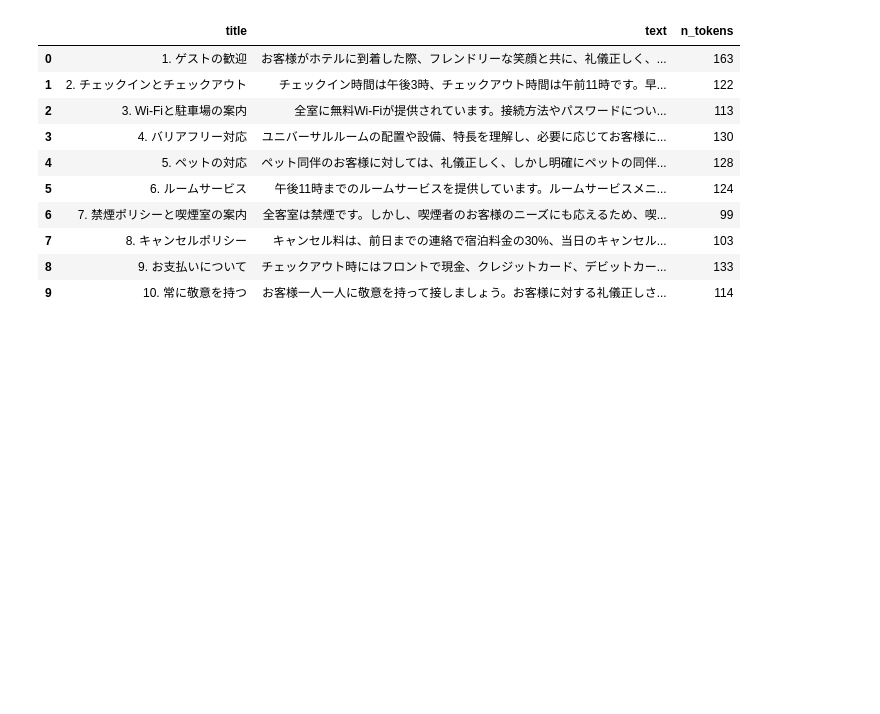
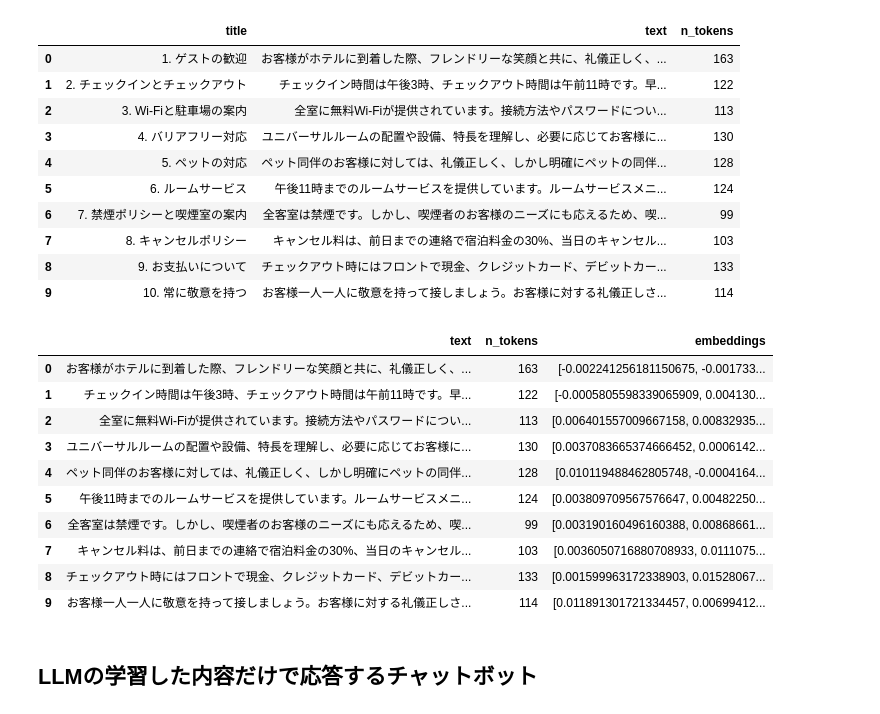
Before and after one commit to appdevelopmentworks/chatgptapi-python, a Jupyter notebook: 04_独自データ・チャットボット.ipynb, the cells around one changed output. Saved outputs shown, nothing was run; the diff lists cells and outputs as text; code cells hidden in the pictures; blank space fills up the shorter version.

```diff
--- a/04_独自データ・チャットボット.ipynb
+++ b/04_独自データ・チャットボット.ipynb
@@ -137,13 +118,4 @@ df
 | 7 | 8. キャンセルポリシー | キャンセル料は、前日までの連絡で宿泊料金の30%、当日のキャンセル... | 103 |
 | 8 | 9. お支払いについて | チェックアウト時にはフロントで現金、クレジットカード、デビットカー... | 133 |
 | 9 | 10. 常に敬意を持つ | お客様一人一人に敬意を持って接しましょう。お客様に対する礼儀正しさ... | 114 |
-# %%
-from openai import OpenAI
-import os
-
-client = OpenAI(api_key=os.getenv('OPENAI_API_KEY'))
-
-def get_embedding(text, model="text-embedding-ada-002"):
-   text = text.replace("\n", " ")
-   return client.embeddings.create(input = [text], model=model).data[0].embedding
 # %%
@@ -175,24 +151,43 @@ def split_into_many(text, max_tokens = 500):
     return chunks
 # %%
-#
+#データフレームを配列に一時的に変換する用の配列
 shortened = []
 
-#
+#データフレームを一行ずつ走査
 for row in df.iterrows():
-    #
+    #値がない場合は続ける
     if row[1]['text'] is None:
         continue
 
-    #
+    #トークン数が設定した最大トークン数より大きい場合
     if row[1]['n_tokens'] > max_tokens:
+        #文章を分割してshortenedに連結
         shortened += split_into_many(row[1]['text'])
-
-    #
+    #それ以外
     else:
-        #
+        #そのままshortenedに追加
         shortened.append(row[1]['text'])
-
-#
-df['n_tokens'] = df.text.apply(lambda x: get_embedding(x, engine=embedding_model))
-#
-df.to_csv('embedding.csv')
+#shortened配列をデータフレームに列名はtext
+df = pd.DataFrame(shortened, columns=['text'])
+#トークン数の列を追加
+df['n_tokens'] = df.text.apply(lambda x: len(tokenizer.encode(x)))
+#エンベッドした列を追加
+df['embeddings']=df.text.apply(lambda x: get_embedding(x, engine=embedding_model))
+#CSVに保存（永続化データ）
+df.to_csv('embeddings.csv')
+# %%
+df
+# %% [output]
+|  | text | n_tokens | embeddings |
+| 0 | お客様がホテルに到着した際、フレンドリーな笑顔と共に、礼儀正しく、... | 163 | [-0.002241256181150675, -0.001733... |
+| 1 | チェックイン時間は午後3時、チェックアウト時間は午前11時です。早... | 122 | [-0.0005805598339065909, 0.004130... |
+| 2 | 全室に無料Wi-Fiが提供されています。接続方法やパスワードについ... | 113 | [0.006401557009667158, 0.00832935... |
+| 3 | ユニバーサルルームの配置や設備、特長を理解し、必要に応じてお客様に... | 130 | [0.0037083665374666452, 0.0006142... |
+| 4 | ペット同伴のお客様に対しては、礼儀正しく、しかし明確にペットの同伴... | 128 | [0.010119488462805748, -0.0004164... |
+| 5 | 午後11時までのルームサービスを提供しています。ルームサービスメニ... | 124 | [0.003809709567576647, 0.00482250... |
+| 6 | 全客室は禁煙です。しかし、喫煙者のお客様のニーズにも応えるため、喫... | 99 | [0.003190160496160388, 0.00868661... |
+| 7 | キャンセル料は、前日までの連絡で宿泊料金の30%、当日のキャンセル... | 103 | [0.0036050716880708933, 0.0111075... |
+| 8 | チェックアウト時にはフロントで現金、クレジットカード、デビットカー... | 133 | [0.001599963172338903, 0.01528067... |
+| 9 | お客様一人一人に敬意を持って接しましょう。お客様に対する礼儀正しさ... | 114 | [0.011891301721334457, 0.00699412... |
+# %% [markdown]
+## LLMの学習した内容だけで応答するチャットボット
```
Also changed, not shown: parts of 16 cells of this notebook, 5 other files.
